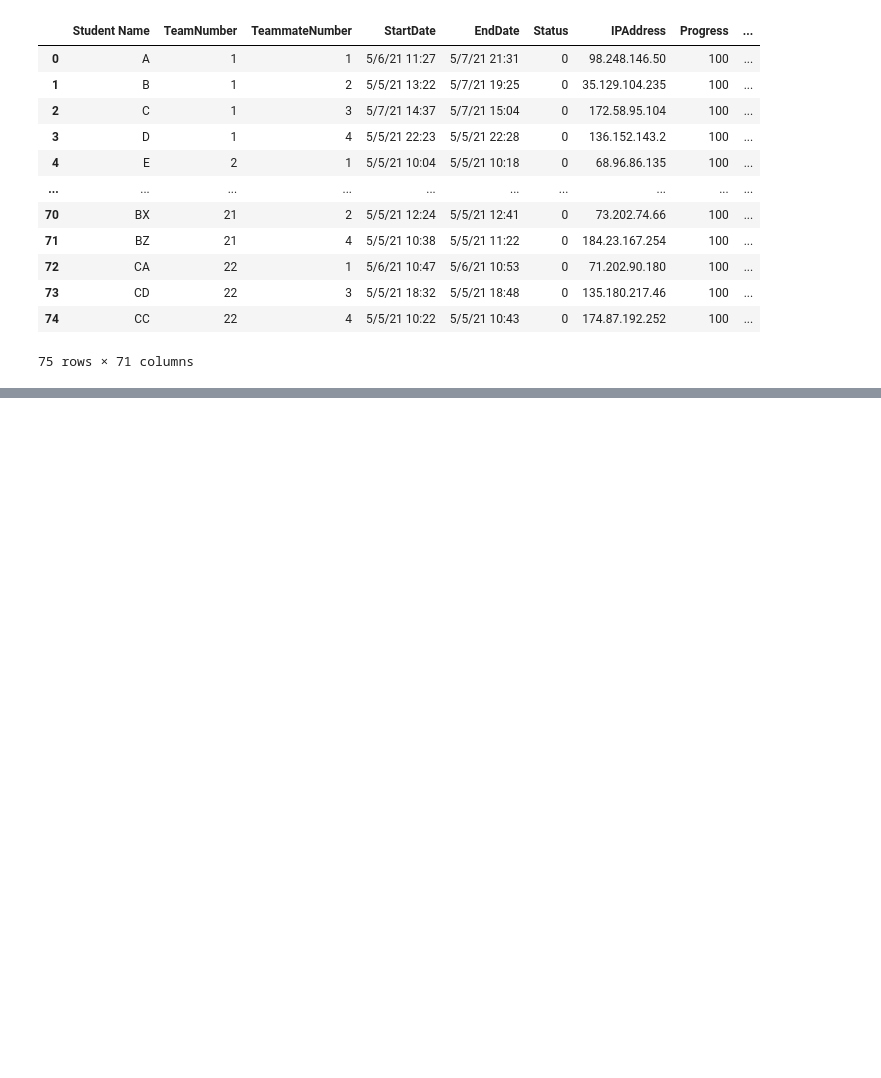
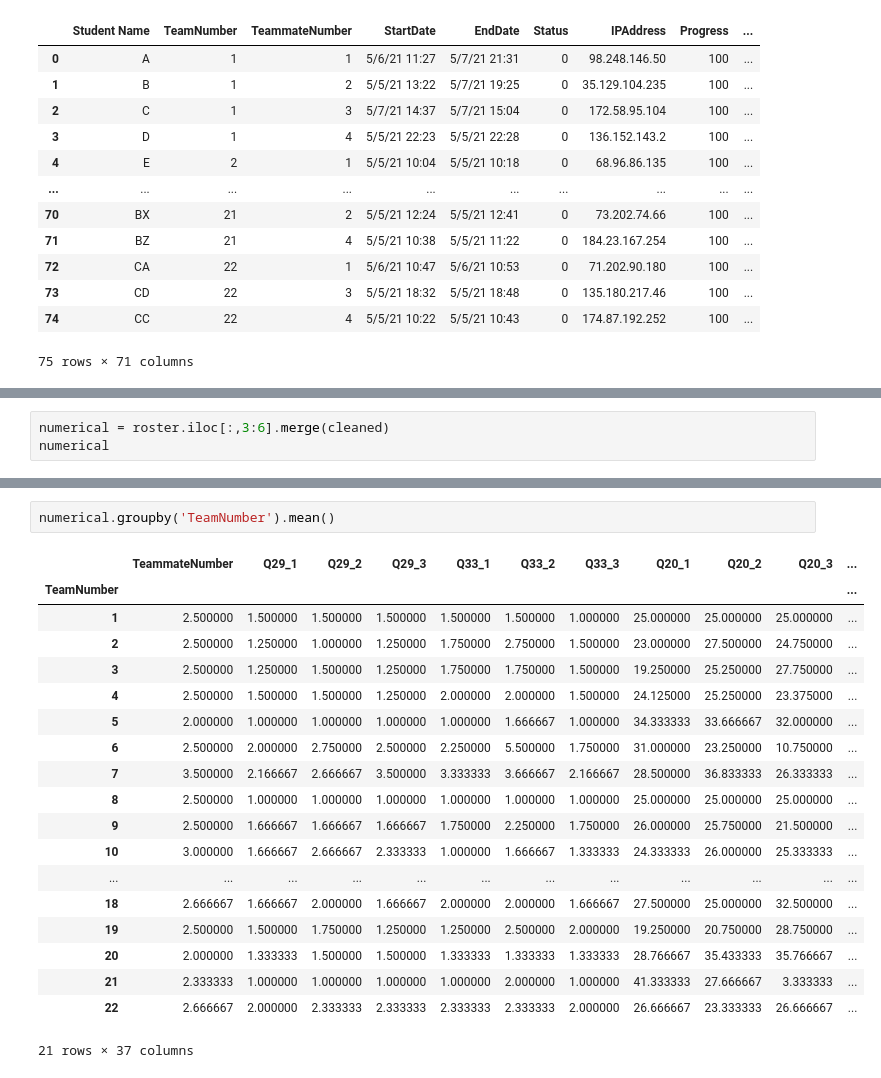
Before and after one commit to PaulDTP/haas, a Jupyter notebook: eda.ipynb, the cells around one changed output, grey strips where cells are left out. Drawn from its saved outputs; the diff is of its cells as text; blank space fills up the shorter version.

```diff
--- a/eda.ipynb
+++ b/eda.ipynb
@@ -208,0 +141,3 @@ test
+# %%
+numerical = roster.iloc[:,3:6].merge(cleaned)
+numerical
@@ -208,0 +158,22 @@ test
+# %%
+numerical.groupby('TeamNumber').mean()
+# %% [output]
+|  | TeammateNumber | Q29_1 | Q29_2 | Q29_3 | Q33_1 | Q33_2 | Q33_3 | Q20_1 | Q20_2 | Q20_3 | ... |
+| TeamNumber |  |  |  |  |  |  |  |  |  |  | ... |
+| 1 | 2.500000 | 1.500000 | 1.500000 | 1.500000 | 1.500000 | 1.500000 | 1.000000 | 25.000000 | 25.000000 | 25.000000 | ... |
+| 2 | 2.500000 | 1.250000 | 1.000000 | 1.250000 | 1.750000 | 2.750000 | 1.500000 | 23.000000 | 27.500000 | 24.750000 | ... |
+| 3 | 2.500000 | 1.250000 | 1.500000 | 1.250000 | 1.750000 | 1.750000 | 1.500000 | 19.250000 | 25.250000 | 27.750000 | ... |
+| 4 | 2.500000 | 1.500000 | 1.500000 | 1.250000 | 2.000000 | 2.000000 | 1.500000 | 24.125000 | 25.250000 | 23.375000 | ... |
+| 5 | 2.000000 | 1.000000 | 1.000000 | 1.000000 | 1.000000 | 1.666667 | 1.000000 | 34.333333 | 33.666667 | 32.000000 | ... |
+| 6 | 2.500000 | 2.000000 | 2.750000 | 2.500000 | 2.250000 | 5.500000 | 1.750000 | 31.000000 | 23.250000 | 10.750000 | ... |
+| 7 | 3.500000 | 2.166667 | 2.666667 | 3.500000 | 3.333333 | 3.666667 | 2.166667 | 28.500000 | 36.833333 | 26.333333 | ... |
+| 8 | 2.500000 | 1.000000 | 1.000000 | 1.000000 | 1.000000 | 1.000000 | 1.000000 | 25.000000 | 25.000000 | 25.000000 | ... |
+| 9 | 2.500000 | 1.666667 | 1.666667 | 1.666667 | 1.750000 | 2.250000 | 1.750000 | 26.000000 | 25.750000 | 21.500000 | ... |
+| 10 | 3.000000 | 1.666667 | 2.666667 | 2.333333 | 1.000000 | 1.666667 | 1.333333 | 24.333333 | 26.000000 | 25.333333 | ... |
+| ... | ... | ... | ... | ... | ... | ... | ... | ... | ... | ... | ... |
+| 18 | 2.666667 | 1.666667 | 2.000000 | 1.666667 | 2.000000 | 2.000000 | 1.666667 | 27.500000 | 25.000000 | 32.500000 | ... |
+| 19 | 2.500000 | 1.500000 | 1.750000 | 1.250000 | 1.250000 | 2.500000 | 2.000000 | 19.250000 | 20.750000 | 28.750000 | ... |
+| 20 | 2.000000 | 1.333333 | 1.500000 | 1.500000 | 1.333333 | 1.333333 | 1.333333 | 28.766667 | 35.433333 | 35.766667 | ... |
+| 21 | 2.333333 | 1.000000 | 1.000000 | 1.000000 | 1.000000 | 2.000000 | 1.000000 | 41.333333 | 27.666667 | 3.333333 | ... |
+| 22 | 2.666667 | 2.000000 | 2.333333 | 2.333333 | 2.333333 | 2.333333 | 2.000000 | 26.666667 | 23.333333 | 26.666667 | ... |
+21 rows × 37 columns
```
Also changed, not shown: parts of 11 cells of this notebook, 3 other files.
